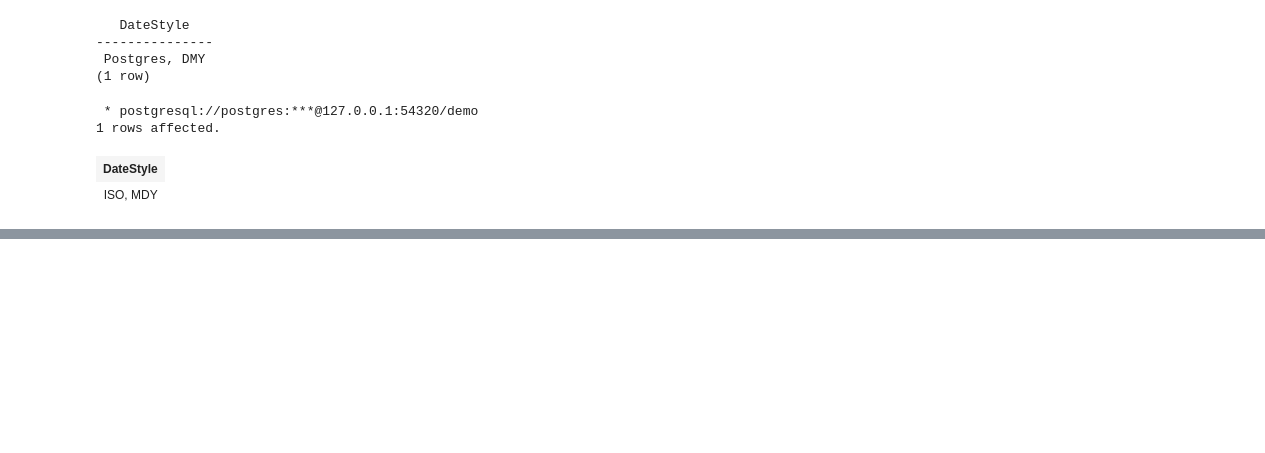
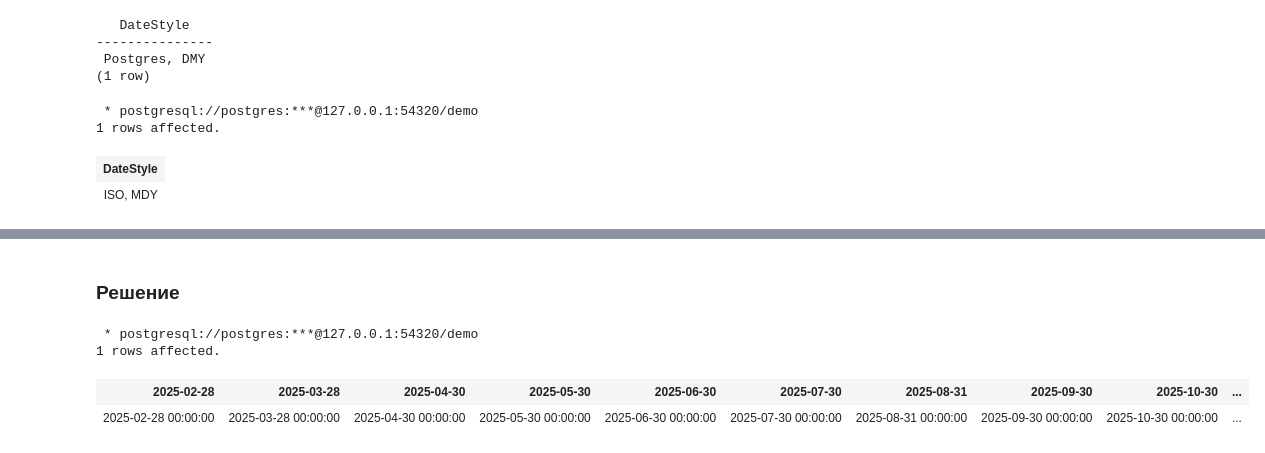
Before and after one commit to vowatchka/postgres_basic, a Jupyter notebook: practices/4_postgres_datatypes/sql.ipynb, the cells around one changed output, grey strips where cells are left out. Saved outputs shown, nothing was run; the diff lists cells and outputs as text; code cells hidden in the pictures; blank space fills up the shorter version.

Commit message:
4 postgres datatypes: tasks 14-21 completed (sql)

```diff
--- a/practices/4_postgres_datatypes/sql.ipynb
+++ b/practices/4_postgres_datatypes/sql.ipynb
@@ -941,0 +1227,22 @@ SHOW datestyle
+# %% [markdown]
+### Решение
+# %%
+%%sql
+SELECT
+    '2025-01-31'::date + '1 mon'::interval as "2025-02-28",
+    '2025-02-28'::date + '1 mon'::interval as "2025-03-28",
+    '2025-03-31'::date + '1 mon'::interval as "2025-04-30",
+    '2025-04-30'::date + '1 mon'::interval as "2025-05-30",
+    '2025-05-31'::date + '1 mon'::interval as "2025-06-30",
+    '2025-06-30'::date + '1 mon'::interval as "2025-07-30",
+    '2025-07-31'::date + '1 mon'::interval as "2025-08-31",
+    '2025-08-31'::date + '1 mon'::interval as "2025-09-30",
+    '2025-09-30'::date + '1 mon'::interval as "2025-10-30",
+    '2025-10-31'::date + '1 mon'::interval as "2025-11-30",
+    '2025-11-30'::date + '1 mon'::interval as "2025-12-30",
+    '2025-12-31'::date + '1 mon'::interval as "2026-01-31"
+# %% [output]
+ * postgresql://postgres:***@127.0.0.1:54320/demo
+1 rows affected.
+| 2025-02-28 | 2025-03-28 | 2025-04-30 | 2025-05-30 | 2025-06-30 | 2025-07-30 | 2025-08-31 | 2025-09-30 | 2025-10-30 | ... |
+| 2025-02-28 00:00:00 | 2025-03-28 00:00:00 | 2025-04-30 00:00:00 | 2025-05-30 00:00:00 | 2025-06-30 00:00:00 | 2025-07-30 00:00:00 | 2025-08-31 00:00:00 | 2025-09-30 00:00:00 | 2025-10-30 00:00:00 | ... |
```
Also changed, not shown: parts of 32 cells of this notebook.
